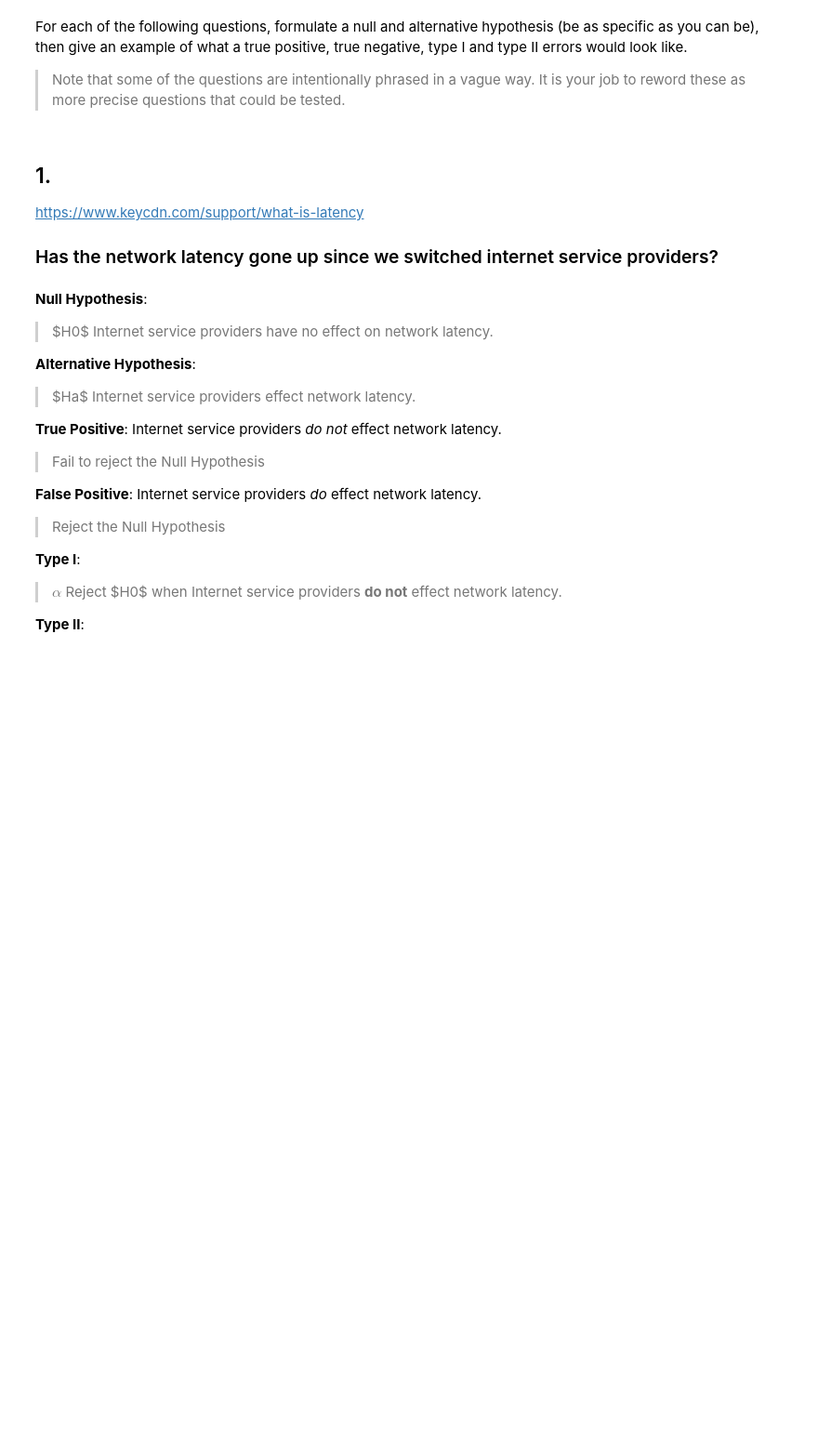
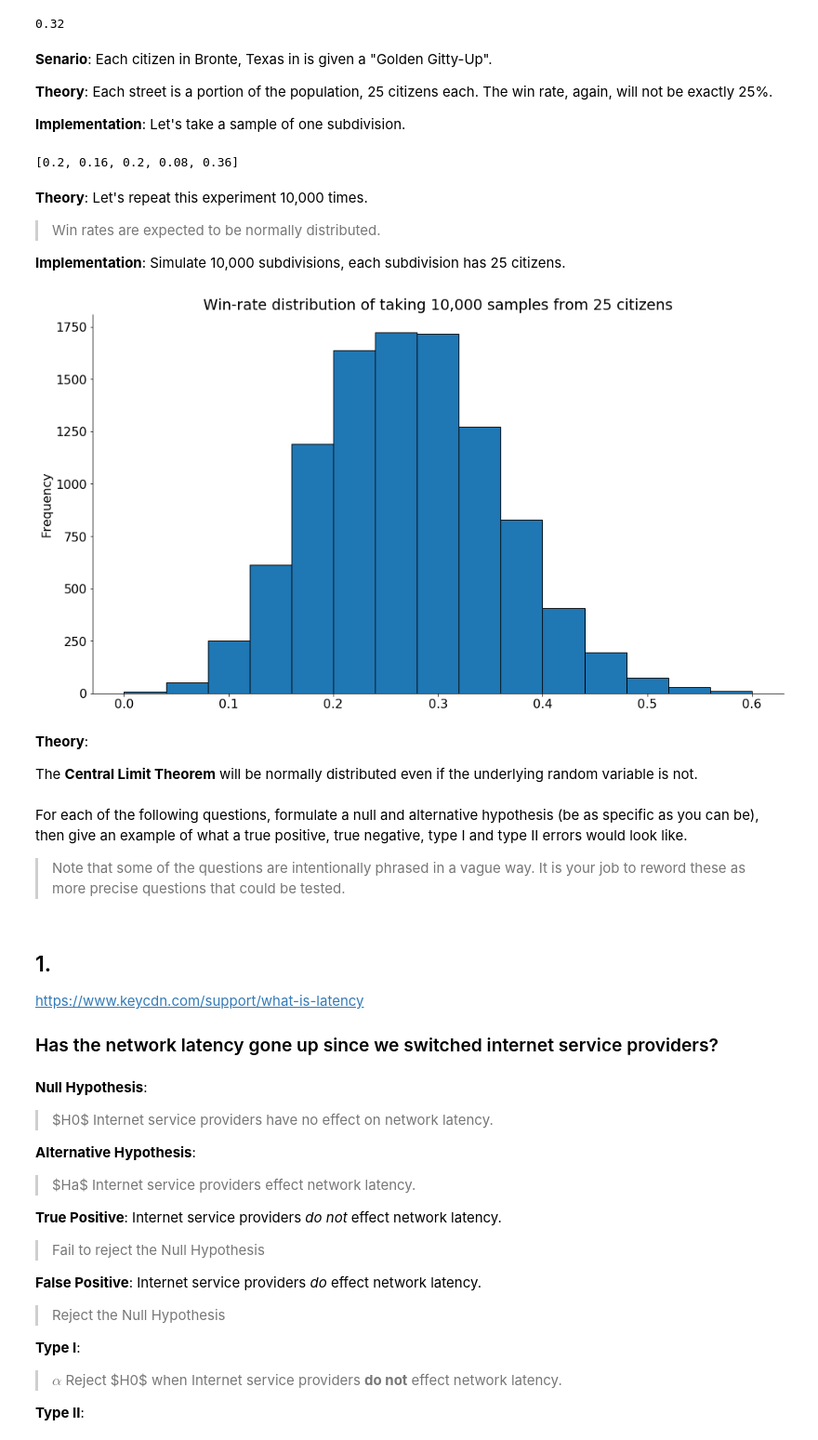
Before and after one commit to Promeos/statistics-exercises, a Jupyter notebook: hypothesis_testing.ipynb, the cells around one changed output. Shown: that part at 93% size. Saved outputs shown, nothing was run; the diff lists cells and outputs as text; code cells hidden in the pictures; blank space fills up the shorter version.

```diff
--- a/hypothesis_testing.ipynb
+++ b/hypothesis_testing.ipynb
@@ -0,0 +52,26 @@
+# %%
+citizens = 25
+tickets.sample(citizens).mean()
+# %% [output]
+0.32
+# %% [markdown]
+__Senario__:
+Each citizen in Bronte, Texas in is given a "Golden Gitty-Up".
+
+__Theory__:
+Each street is a portion of the population, 25 citizens each. The win rate, again, will not be exactly 25%.
+
+__Implementation__:
+Let's take a sample of one subdivision.
+# %%
+# this is a list comprehension that takes 5 random samples of 25 tickets.
+[tickets.sample(citizens).mean() for _ in range(5)]
+# %% [output]
+[0.2, 0.16, 0.2, 0.08, 0.36]
+# %% [markdown]
+__Theory__:
+Let's repeat this experiment 10,000 times.
+> Win rates are expected to be normally distributed.
+
+__Implementation__:
+Simulate 10,000 subdivisions, each subdivision has 25 citizens.
@@ -1,3 +82,11 @@
+# %%
+plt.title("Win-rate distribution of taking 10,000 samples from 25 citizens");
+# %% [output]
+[figure, added]
+# %% [markdown]
+__Theory__:
+
+The __Central Limit Theorem__ will be normally distributed even if the underlying random variable is not.
 # %% [markdown]
 For each of the following questions, formulate a null and alternative hypothesis (be as specific as you can be), then give an example of what a true positive, true negative, type I and type II errors would look like.
 
```
Also changed, not shown: parts of 9 cells of this notebook.
